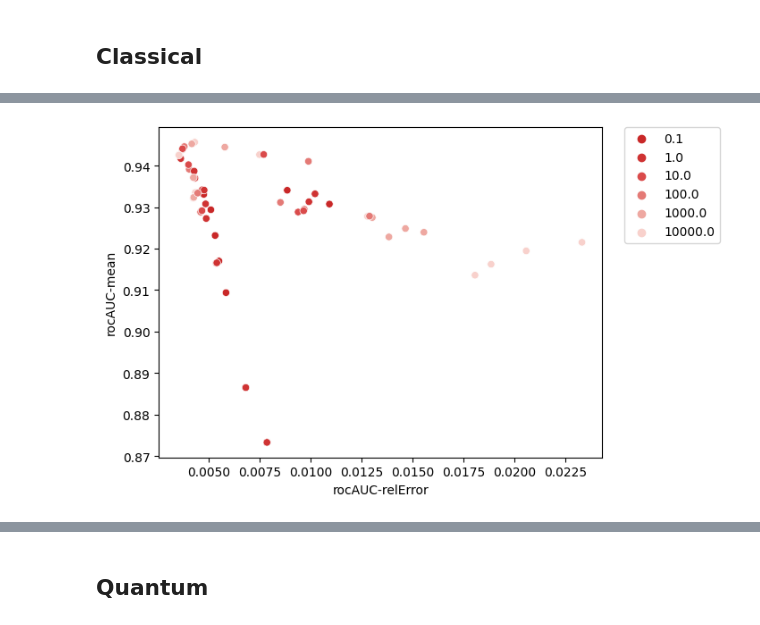
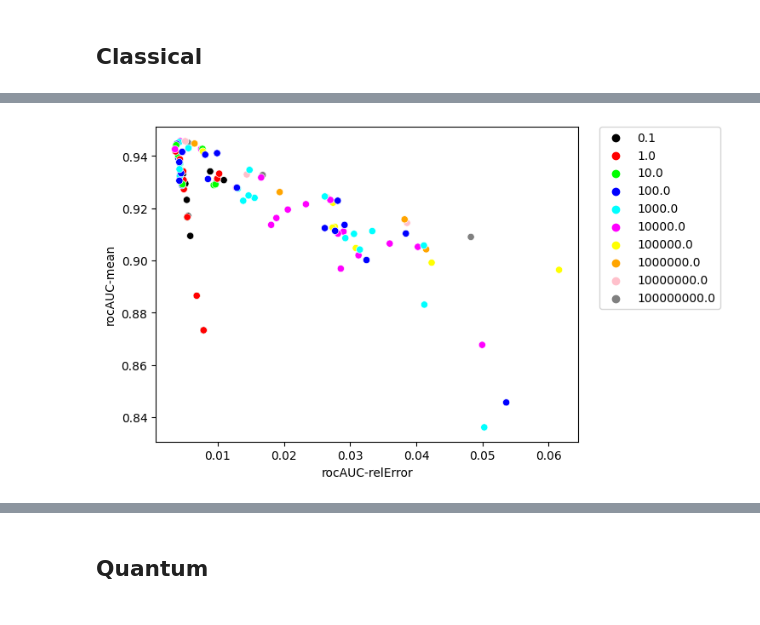
Before and after one commit to mhassans/galaxyMorphology, a Jupyter notebook: PlotHyperParamOpt.ipynb, the cells around one changed output, grey strips where cells are left out. Cells and saved outputs as stored; diff of their text form; code cells hidden in the pictures.

Commit message:
more plottings added to jn

```diff
--- a/PlotHyperParamOpt.ipynb
+++ b/PlotHyperParamOpt.ipynb
@@ -38,3 +42,5 @@ scatterplotWithErrors(x=df_highAcc['TimeToRun-mean'], y=df_highAcc["accuracy-mea
+# %%
+seventeenColors = ['#000000', '#FF0000', '#00FF00','#0000FF','#00FFFF','#FF00FF','#FFFF00','#FFA500','#FFC0CB','#808080','#A9A9A9','#D3D3D3','#A52A2A','#800080','#000080','#008080','#FFD700']
 # %%
 decreasingColorDarkness={10000: "#F8D1CC",
 1000: "#EEA8A1",
@@ -43,6 +49,6 @@ decreasingColorDarkness={10000: "#F8D1CC",
 1: "#CF3333",
 0.1: "#C92828"}
 # %%
-scatterplotColored(x="rocAUC-relError", y="rocAUC-mean", hue="C_class", data=df, palette=decreasingColorDarkness, legendOutsideGraph=True)
+scatterplotColored(x="rocAUC-relError", y="rocAUC-mean", hue="C_class", data=df, palette=seventeenColors[:10], legendOutsideGraph=True)
 # %% [output]
-[figure, old version]
+[figure, new version]
```
Also changed, not shown: parts of 47 cells of this notebook.
